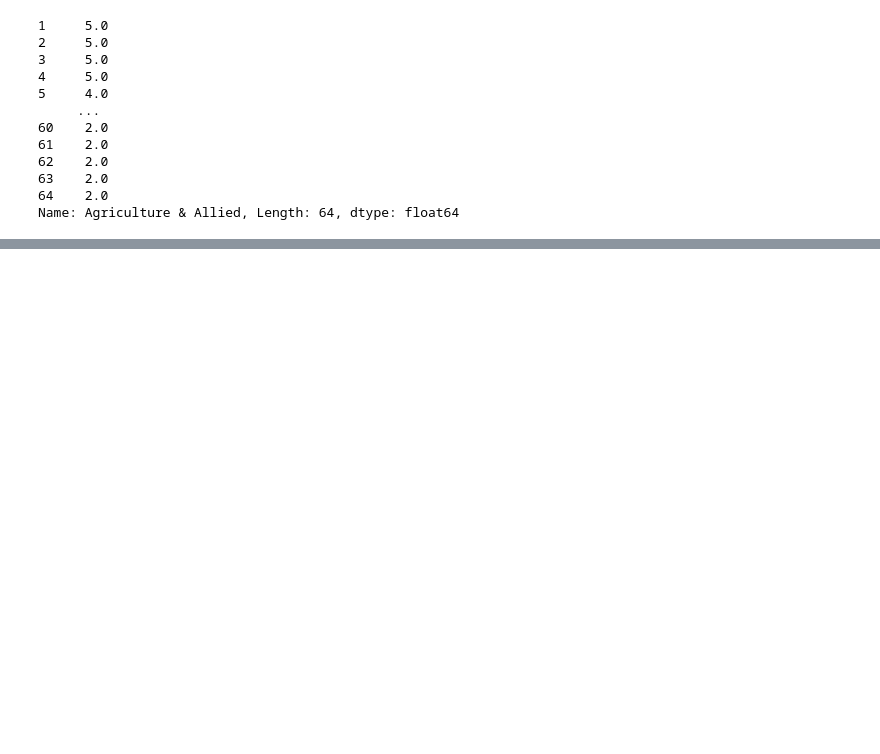
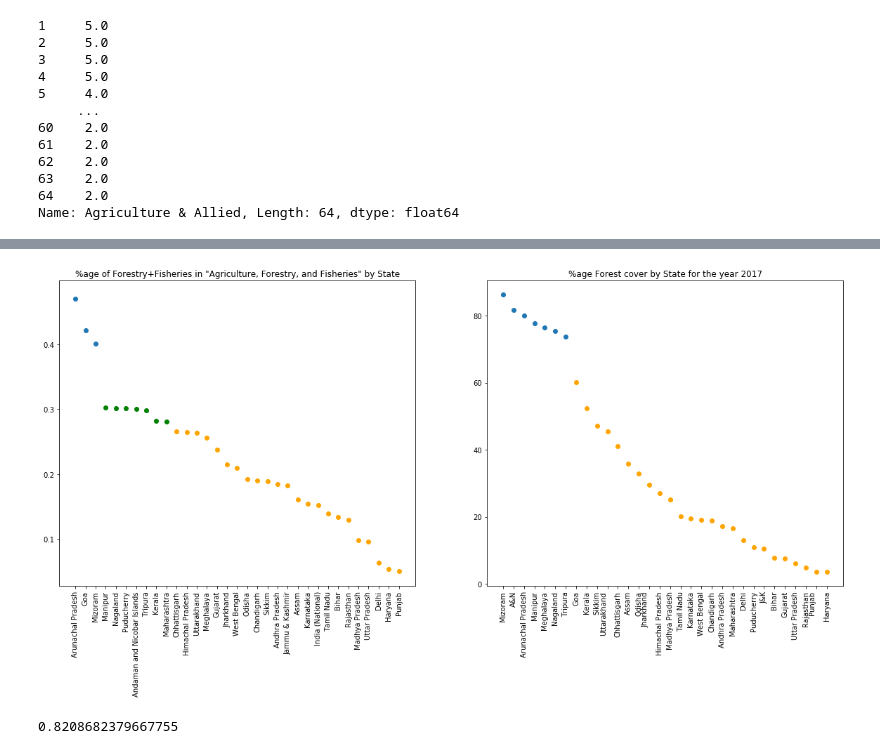
Before and after one commit to zubairabid/Semester5, a Jupyter notebook: History/Project/code/Untitled.ipynb, the cells around one changed output, grey strips where cells are left out. Drawn from its saved outputs; the diff is of its cells as text; code cells hidden in the pictures; blank space fills up the shorter version.

```diff
--- a/History/Project/code/Untitled.ipynb
+++ b/History/Project/code/Untitled.ipynb
@@ -96,0 +195,4 @@ plt.savefig('gdpf.png')
+# %%
+averages = s3
+# %%
+states = s3.keys()
@@ -96,0 +203,6 @@ plt.savefig('gdpf.png')
+# %%
+xls1 = pd.ExcelFile("../data/ForestCover.xlsx")
+sheetY = xls1.parse(1)
+# sheetY
+# %%
+sheetY = sheetY.sort_values('Percentage Cover', ascending=False).reset_index(drop=True)
@@ -96,0 +229,31 @@ plt.savefig('gdpf.png')
+# %%
+fig=plt.figure(figsize=(20, 8))
+fig.add_subplot(1, 2, 1)
+
+plt.title('%age of Forestry+Fisheries in "Agriculture, Forestry, and Fisheries" by State')
+plt.scatter(states[:3], averages[:3])
+plt.scatter(states[3:10], averages[3:10], c='green')
+plt.scatter(states[10:], averages[10:], c='orange')
+# plt.scatter(states, averages)
+plt.xticks(states, states, rotation='vertical')
+
+fig.add_subplot(1,2,2)
+
+plt.title('%age Forest cover by State for the year 2017')
+plt.scatter(sheetY.iloc[:7,0], sheetY.iloc[:7,1])
+plt.scatter(sheetY.iloc[7:,0], sheetY.iloc[7:,1], c='orange')
+plt.xticks(sheetY.iloc[:,0], sheetY.iloc[:,0], rotation='vertical')
+
+
+# legend = list(df)
+# legend = legend + ['Forestry',]
+
+# plt.legend(legend, loc='upper right')
+# plt.show()
+plt.savefig('state.png')
+# %% [output]
+[figure, added]
+# %%
+sheetX.iloc[2,2]/sheetX.iloc[1,2]
+# %% [output]
+0.8208682379667755
```
Also changed, not shown: parts of 14 cells of this notebook, 9 other files.
